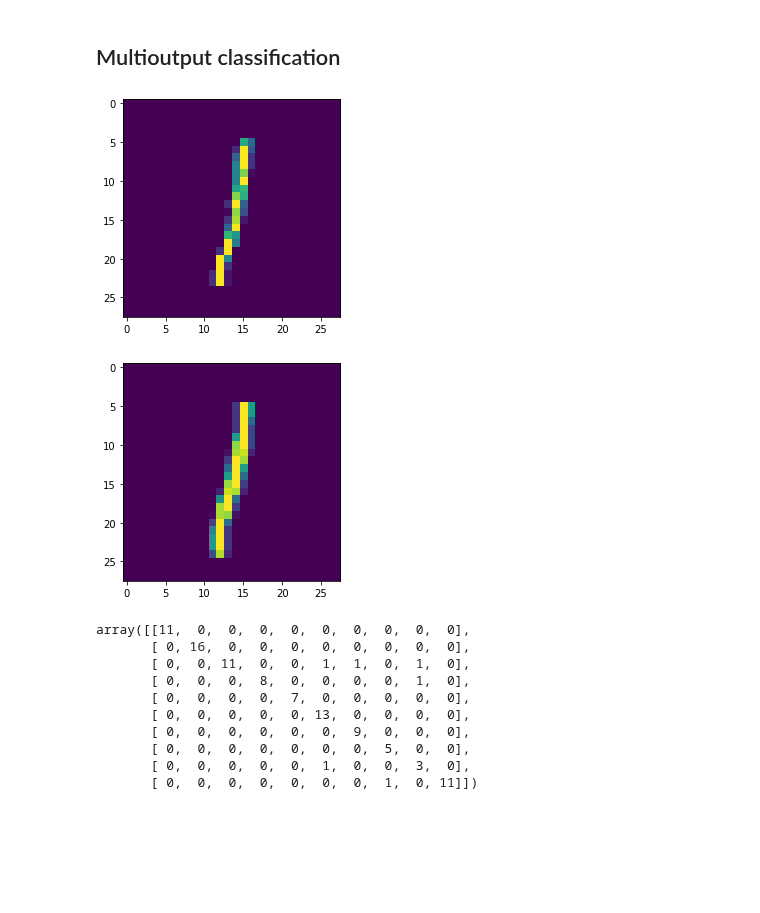
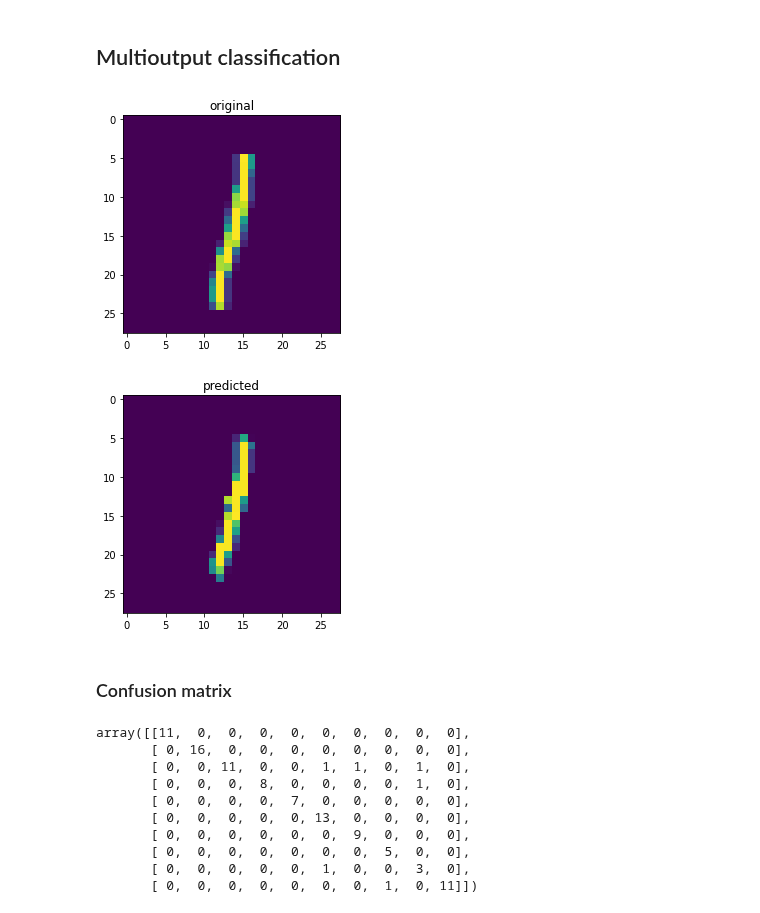
Before and after one commit to GlaIZier/digit-recongizer, a Jupyter notebook: notebooks/experiments.ipynb, the cells around one changed output. Saved outputs shown, nothing was run; the diff lists cells and outputs as text; code cells hidden in the pictures; blank space fills up the shorter version.

```diff
--- a/notebooks/experiments.ipynb
+++ b/notebooks/experiments.ipynb
@@ -115,24 +118,27 @@ log.info('type of target y_sparse: %s', repr(sklearn.utils.multiclass.type_of_ta
 # %%
 from sklearn.model_selection import train_test_split
 from sklearn.neighbors import KNeighborsClassifier
 
 Y_train, Y_val, _, _ = train_test_split(X, y_sparse, test_size=0.25, random_state=42)
 Y_train = Y_train.reshape(len(Y_train), 28*28)
 Y_val = Y_val.reshape(len(Y_val), 28*28)
+draw_digit(Y_val[1].reshape(28, 28), label="original")
+
 
 noise_X_train = np.random.randint(255, size=(len(Y_train), 28*28))
 X_train = Y_train + noise_X_train
 noise_X_val = np.random.randint(255, size=(len(Y_val), 28*28))
 X_val = Y_val + noise_X_val
 
 knn = KNeighborsClassifier()
 knn.fit(X_train, Y_train)
 cleared = knn.predict([X_val[1]])
-draw_digit(cleared.reshape(28, 28))
-draw_digit(Y_val[1].reshape(28, 28))
+draw_digit(cleared.reshape(28, 28), label="predicted")
 # %% [output]
-[figure, old version]
+[figure, new version]
-[figure, old version]
+[figure, new version]
+# %% [markdown]
+### Confusion matrix
 # %%
 from sklearn.metrics import confusion_matrix
 from sklearn.model_selection import train_test_split
```
Also changed, not shown: parts of 3 cells of this notebook, 1 other file.
